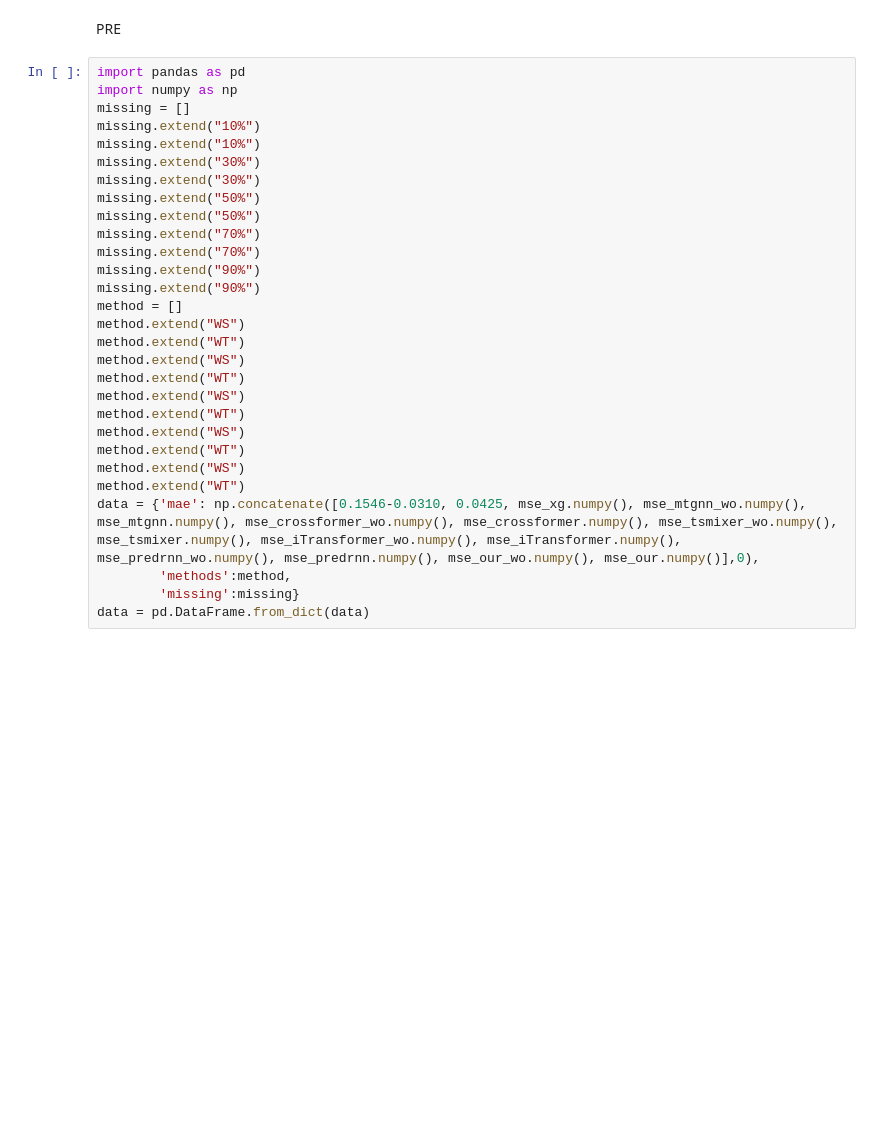
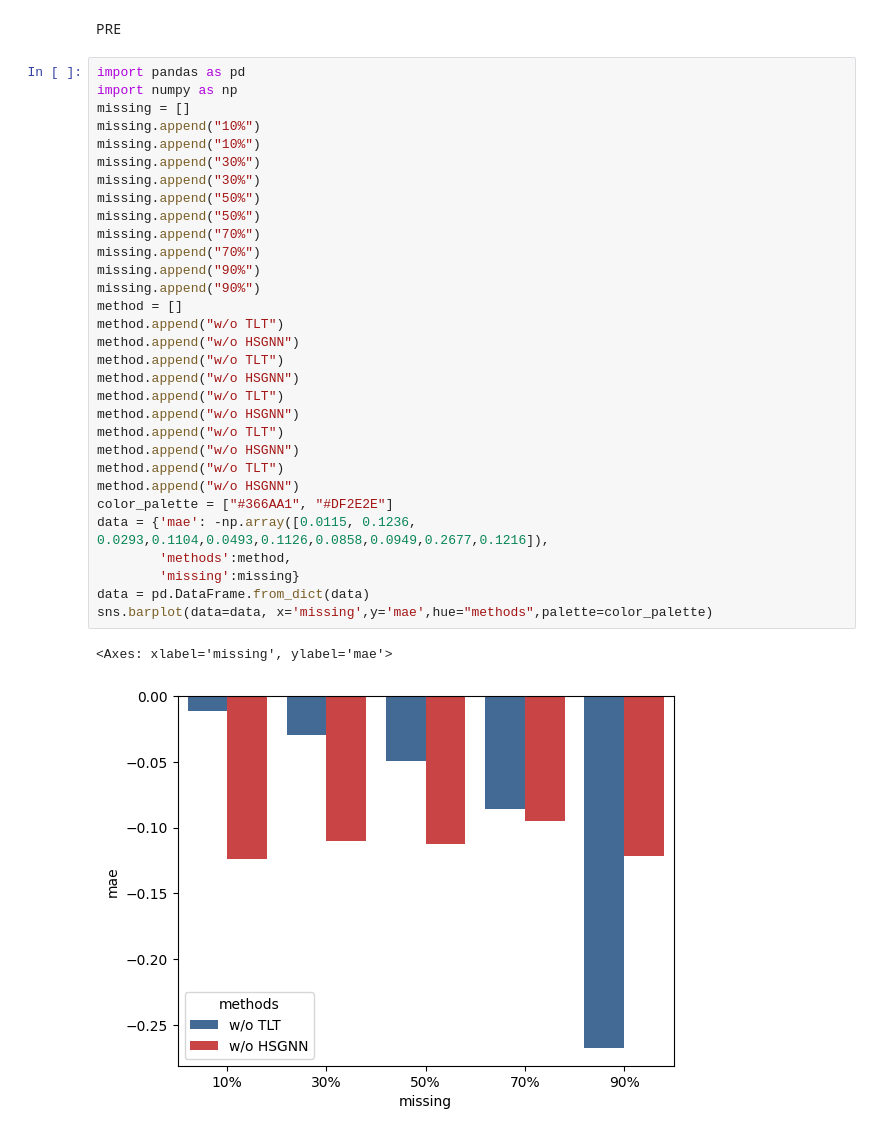
Before and after one commit to YangLabHKUST/STIMP, a Jupyter notebook: visualization/ablation_study.ipynb, the cells around one changed output. Cells and saved outputs as stored; diff of their text form; blank space fills up the shorter version.

```diff
--- a/visualization/ablation_study.ipynb
+++ b/visualization/ablation_study.ipynb
@@ -5,32 +5,37 @@ import matplotlib.pyplot as plt
 import seaborn as sns
 # %% [markdown]
 PRE
-# %%
-import pandas as pd
-import numpy as np
-missing = []
-missing.extend("10%")
-missing.extend("10%")
-missing.extend("30%")
-missing.extend("30%")
-missing.extend("50%")
-missing.extend("50%")
-missing.extend("70%")
-missing.extend("70%")
-missing.extend("90%")
-missing.extend("90%")
-method = []
-method.extend("WS")
-method.extend("WT")
-method.extend("WS")
-method.extend("WT")
-method.extend("WS")
-method.extend("WT")
-method.extend("WS")
-method.extend("WT")
-method.extend("WS")
-method.extend("WT")
-data = {'mae': np.concatenate([0.1546-0.0310, 0.0425, mse_xg.numpy(), mse_mtgnn_wo.numpy(), mse_mtgnn.numpy(), mse_crossformer_wo.numpy(), mse_crossformer.numpy(), mse_tsmixer_wo.numpy(), mse_tsmixer.numpy(), mse_iTransformer_wo.numpy(), mse_iTransformer.numpy(), mse_predrnn_wo.numpy(), mse_predrnn.numpy(), mse_our_wo.numpy(), mse_our.numpy()],0),
-        'methods':method,
-        'missing':missing}
-data = pd.DataFrame.from_dict(data)
+# %%
+import pandas as pd
+import numpy as np
+missing = []
+missing.append("10%")
+missing.append("10%")
+missing.append("30%")
+missing.append("30%")
+missing.append("50%")
+missing.append("50%")
+missing.append("70%")
+missing.append("70%")
+missing.append("90%")
+missing.append("90%")
+method = []
+method.append("w/o TLT")
+method.append("w/o HSGNN")
+method.append("w/o TLT")
+method.append("w/o HSGNN")
+method.append("w/o TLT")
+method.append("w/o HSGNN")
+method.append("w/o TLT")
+method.append("w/o HSGNN")
+method.append("w/o TLT")
+method.append("w/o HSGNN")
+color_palette = ["#366AA1", "#DF2E2E"]
+data = {'mae': -np.array([0.0115, 0.1236, 0.0293,0.1104,0.0493,0.1126,0.0858,0.0949,0.2677,0.1216]),
+        'methods':method,
+        'missing':missing}
+data = pd.DataFrame.from_dict(data)
+sns.barplot(data=data, x='missing',y='mae',hue="methods",palette=color_palette)
+# %% [output]
+<Axes: xlabel='missing', ylabel='mae'>
+[figure, added]
```
Also changed, not shown: parts of 6 cells of this notebook, 1 other file.
